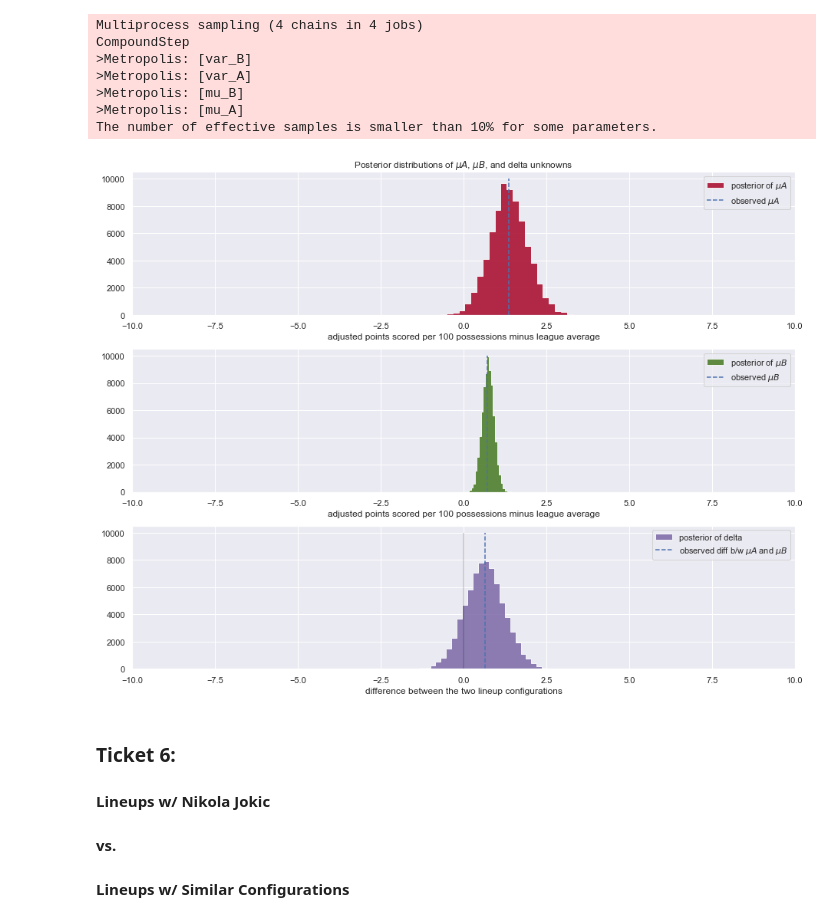
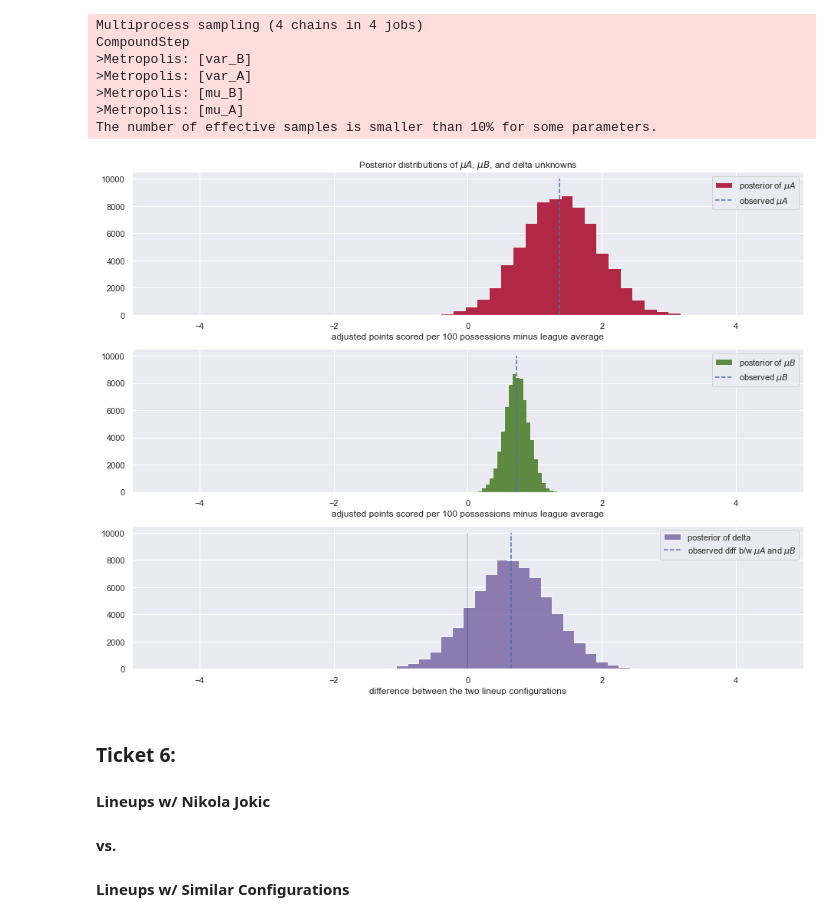
Before and after one commit to xulianrenzoku/synergy_clustering, a Jupyter notebook: nba_clustering_lineup_models.ipynb, the cells around one changed output. Cells and saved outputs as stored; diff of their text form; code cells hidden in the pictures.

```diff
--- a/nba_clustering_lineup_models.ipynb
+++ b/nba_clustering_lineup_models.ipynb
@@ -1114,37 +1123,37 @@ figsize(13, 10)
 #histogram of posteriors
 
 plt.subplot(3, 1, 1)
 plt.hist(mu_A_samples, histtype='stepfilled', bins=25, alpha=0.85,
          label=r'posterior of $\mu A$', color='#A60628')
 plt.vlines(avg_diff_A, 0, 10000, linestyle='--',
            label=r'observed $\mu A$')
 plt.legend(loc='upper right')
-plt.xlim(-10, 10)
+plt.xlim(-5, 5)
 plt.xlabel('adjusted points scored per 100 possessions minus league average')
 plt.title(r'Posterior distributions of $\mu A$, $\mu B$, and delta unknowns')
 
 plt.subplot(3, 1, 2)
 plt.hist(mu_B_samples, histtype='stepfilled', bins=25, alpha=0.85,
          label=r'posterior of $\mu B$', color='#467821')
 plt.vlines(avg_diff_B, 0, 10000, linestyle='--',
            label=r'observed $\mu B$')
 plt.legend(loc='upper right')
-plt.xlim(-10, 10)
+plt.xlim(-5, 5)
 plt.xlabel('adjusted points scored per 100 possessions minus league average')
 
 plt.subplot(3, 1, 3)
 plt.hist(delta_samples, histtype='stepfilled', bins=30, alpha=0.85,
          label=r'posterior of delta', color='#7A68A6')
 plt.vlines(avg_diff_A - avg_diff_B, 0, 10000, linestyle='--',
            label=r'observed diff b/w $\mu A$ and $\mu B$')
 plt.vlines(0, 0, 10000, color='black', alpha=0.2)
 plt.legend(loc='upper right');
-plt.xlim(-10, 10)
+plt.xlim(-5, 5)
 plt.xlabel('difference between the two lineup configurations')
 
 plt.tight_layout()
 # %% [output]
-[figure, old version]
+[figure, new version]
 # %% [markdown]
 ### Ticket 6:
 #### Lineups w/ Nikola Jokic
```
Also changed, not shown: parts of 6 cells of this notebook.
